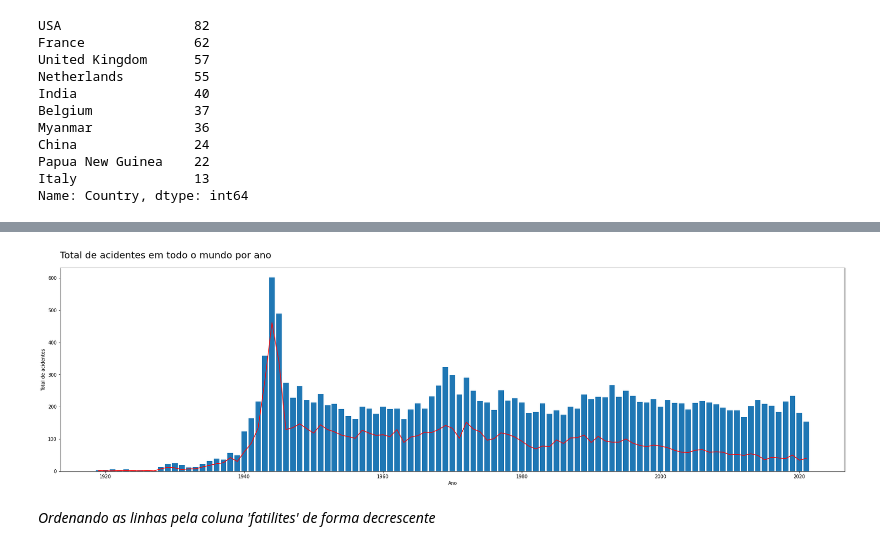
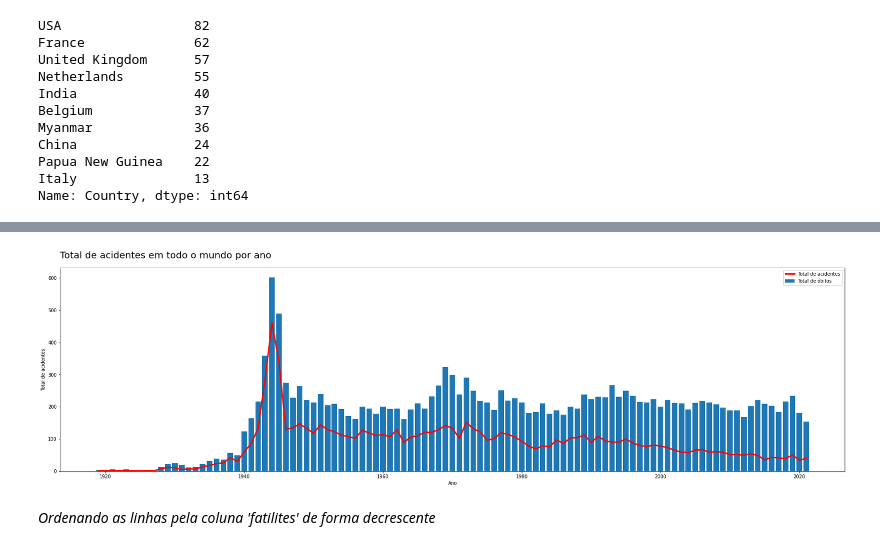
Before and after one commit to bessasjr/Analise_acidentes_aereos, a Jupyter notebook: main.ipynb, the cells around one changed output, grey strips where cells are left out. Cells and saved outputs as stored; diff of their text form; code cells hidden in the pictures.

```diff
--- a/main.ipynb
+++ b/main.ipynb
@@ -123,7 +184,7 @@ df
 # %% [markdown]
 *Ordenando as linhas pela coluna Date*
 # %%
-df = df.sort_values('Date')
+df = df.sort_values('Year')
 # %% [markdown]
 *Resetando o índice e deletando a coluna index criada no processo*
 # %%
@@ -151,5 +214,5 @@ df.shape
 # %%
-filtro = df.Date < 2022
+filtro = df.Year < 2022
 df = df[filtro]
 #df = df[df.Date == 2022].index.drop(axis=0)
 df.shape
@@ -180,7 +243,7 @@ df2 = df.copy()
 *Somando os valores que estavam divididos na coluna 'fatilites'*
 # %%
 for i in df2.index:
-    a = df2.fatilites[i]
+    a = df2.Fatilites[i]
     if a.isnumeric() == False:
         a1 = a.split('+')
         a2 = int(a1[0]) + int(a1[1].strip())
@@ -225,4 +290,4 @@ memory usage: 1.8+ MB
 # %% [markdown]
 *Convertendo os elementos da coluna 'fatilites' em elementos numéricos*
 # %%
-df2['fatilites'] = pd.to_numeric(df2['fatilites'], errors='coerce')
+df2.Fatilites = pd.to_numeric(df2.Fatilites, errors='coerce')
@@ -340,17 +438,18 @@ plt.show()
 # %%
 #plt.style.use('fivethirtyeight')
 #plt.style.use('default')
 fig = plt.subplots(figsize=(30,8))
 
-plt.bar(data=df2.Date.value_counts(sort=False), x=df2.Date.unique(), height=df2.Date.value_counts(sort=False).values, width=0.8)
+plt.bar(data=df2.Year.value_counts(sort=False), x=df2.Year.unique(), height=df2.Year.value_counts(sort=False).values, width=0.8)
 plt.title('Total de acidentes em todo o mundo por ano', fontsize=20, loc='left', pad=20)
-plt.plot(df2[df2.fatilites > 0].value_counts('Date', sort=False), color='r')
+plt.plot(df2[df2.Fatilites > 0].value_counts('Year', sort=False), color='r', linewidth=3)
+plt.legend(['Total de acidentes', 'Total de óbitos'])
 plt.xlabel('Ano')
 plt.ylabel('Total de acidentes')
 print()
 plt.show()
 # %% [output]
-[figure, old version]
+[figure, new version]
 # %% [markdown]
 *Ordenando as linhas pela coluna 'fatilites' de forma decrescente*
 # %%
```
Also changed, not shown: parts of 70 cells of this notebook.
